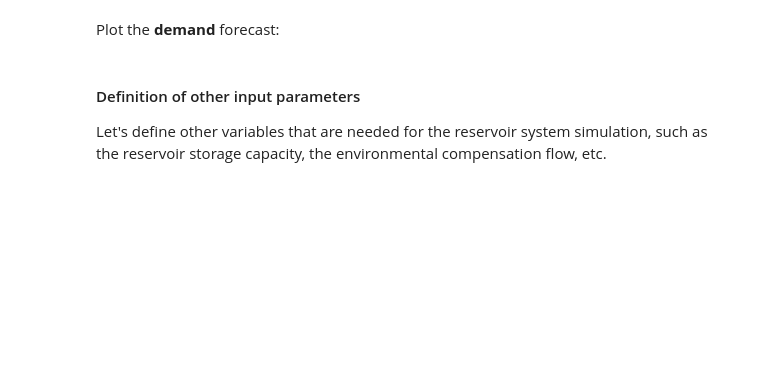
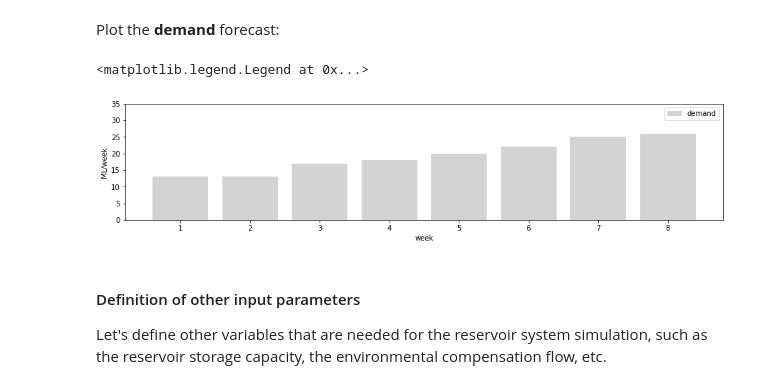
Before and after one commit to AndresPenuela/MHA_Planificacion, a Jupyter notebook: 1. Reservoir operation modelling.ipynb, the cells around one changed output. Saved outputs shown, nothing was run; the diff lists cells and outputs as text; code cells hidden in the pictures; blank space fills up the shorter version.

```diff
--- a/1. Reservoir operation modelling.ipynb
+++ b/1. Reservoir operation modelling.ipynb
@@ -89,5 +123,15 @@ Plot the **inflow** forecast:
 # %% [markdown]
 Plot the **demand** forecast:
+# %%
+plt.figure(figsize=(15,3)) # to define the plot size
+plt.bar(weeks,demand, color = 'lightgray', label = 'demand')
+plt.xlabel('week')
+plt.ylabel('ML/week')
+plt.ylim([0,35])
+plt.legend()
+# %% [output]
+<matplotlib.legend.Legend at 0x...>
+[figure, added]
 # %% [markdown]
 #### Definition of other input parameters
 Let's define other variables that are needed for the reservoir system simulation, such as the reservoir storage capacity, the environmental compensation flow, etc.
```
Also changed, not shown: parts of 35 cells of this notebook, 1 other file.
